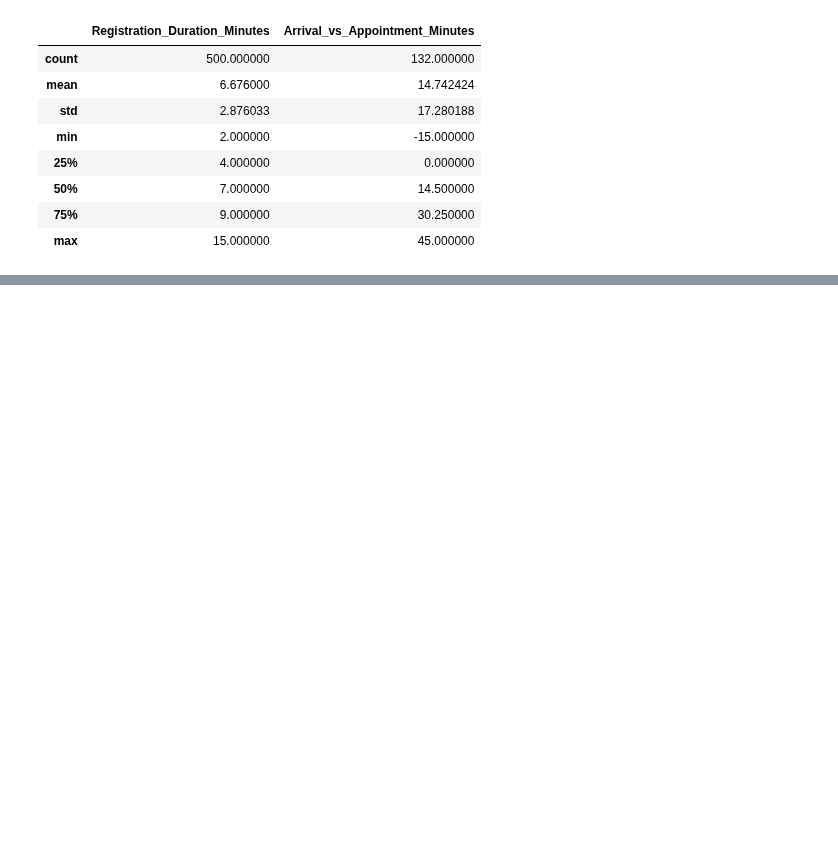
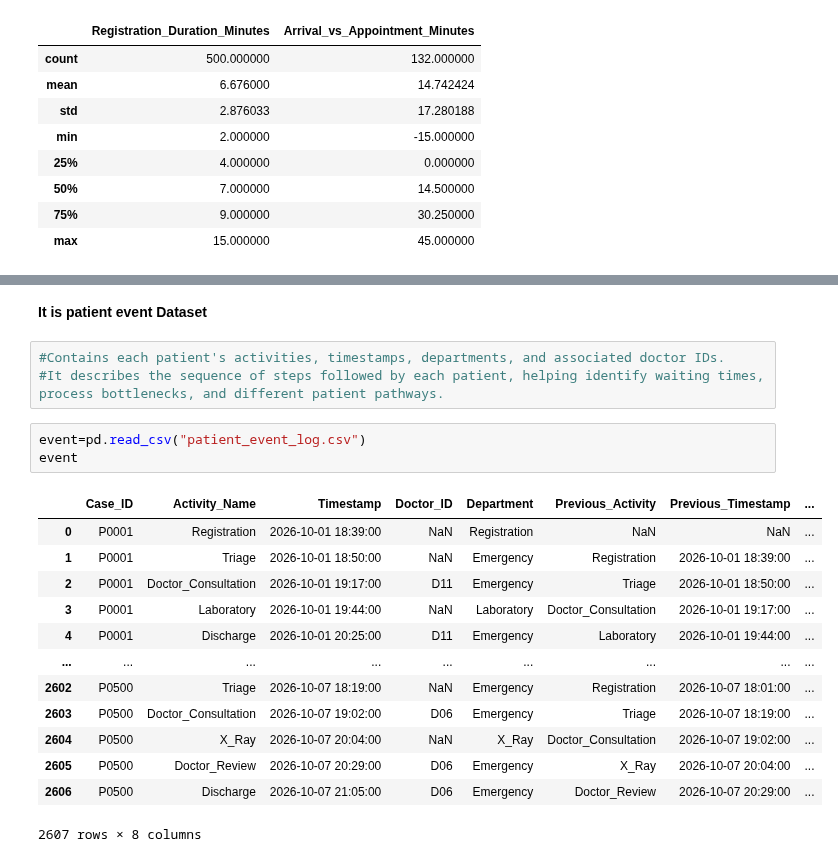
Before and after one commit to Ananyasingh0413/CareFlow---Clinical-Pathway-Process-Mining, a Jupyter notebook: healthcare_project-checkpoint.ipynb, the cells around one changed output, grey strips where cells are left out. Drawn from its saved outputs; the diff is of its cells as text; blank space fills up the shorter version.

```diff
--- a/healthcare_project-checkpoint.ipynb
+++ b/healthcare_project-checkpoint.ipynb
@@ -85,0 +224,22 @@ df.describe()
+# %% [markdown]
+**It is patient event Dataset**
+# %%
+#Contains each patient's activities, timestamps, departments, and associated doctor IDs.
+#It describes the sequence of steps followed by each patient, helping identify waiting times, process bottlenecks, and different patient pathways.
+# %%
+event=pd.read_csv("patient_event_log.csv")
+event
+# %% [output]
+|  | Case_ID | Activity_Name | Timestamp | Doctor_ID | Department | Previous_Activity | Previous_Timestamp | ... |
+| 0 | P0001 | Registration | 2026-10-01 18:39:00 | NaN | Registration | NaN | NaN | ... |
+| 1 | P0001 | Triage | 2026-10-01 18:50:00 | NaN | Emergency | Registration | 2026-10-01 18:39:00 | ... |
+| 2 | P0001 | Doctor_Consultation | 2026-10-01 19:17:00 | D11 | Emergency | Triage | 2026-10-01 18:50:00 | ... |
+| 3 | P0001 | Laboratory | 2026-10-01 19:44:00 | NaN | Laboratory | Doctor_Consultation | 2026-10-01 19:17:00 | ... |
+| 4 | P0001 | Discharge | 2026-10-01 20:25:00 | D11 | Emergency | Laboratory | 2026-10-01 19:44:00 | ... |
+| ... | ... | ... | ... | ... | ... | ... | ... | ... |
+| 2602 | P0500 | Triage | 2026-10-07 18:19:00 | NaN | Emergency | Registration | 2026-10-07 18:01:00 | ... |
+| 2603 | P0500 | Doctor_Consultation | 2026-10-07 19:02:00 | D06 | Emergency | Triage | 2026-10-07 18:19:00 | ... |
+| 2604 | P0500 | X_Ray | 2026-10-07 20:04:00 | NaN | X_Ray | Doctor_Consultation | 2026-10-07 19:02:00 | ... |
+| 2605 | P0500 | Doctor_Review | 2026-10-07 20:29:00 | D06 | Emergency | X_Ray | 2026-10-07 20:04:00 | ... |
+| 2606 | P0500 | Discharge | 2026-10-07 21:05:00 | D06 | Emergency | Doctor_Review | 2026-10-07 20:29:00 | ... |
+2607 rows × 8 columns
```
Also changed, not shown: parts of 44 cells of this notebook.
